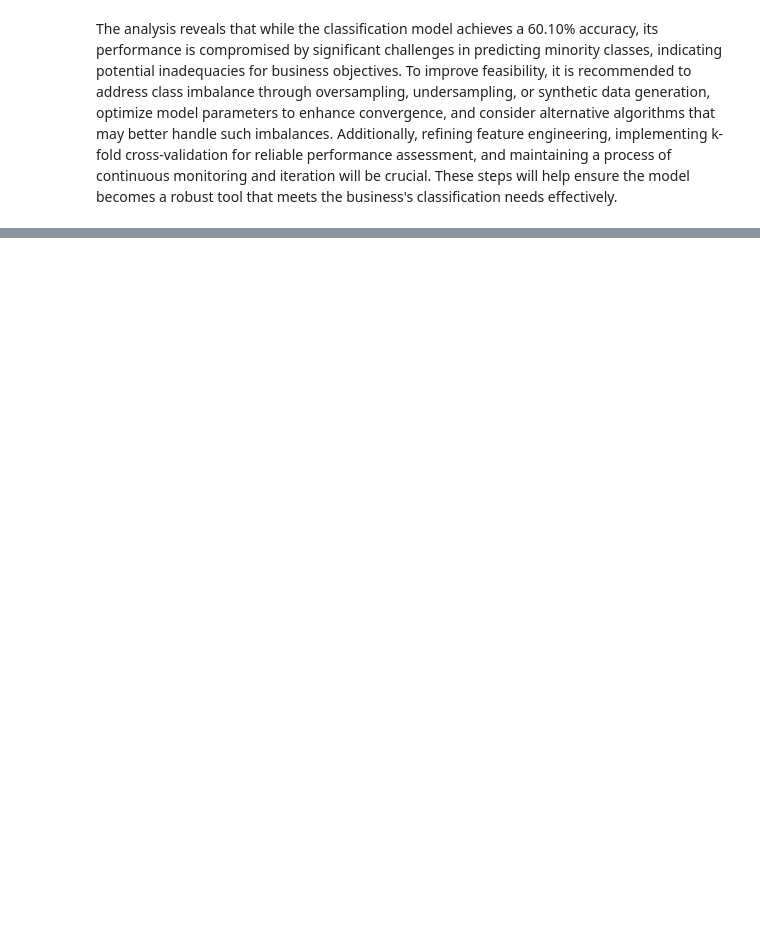
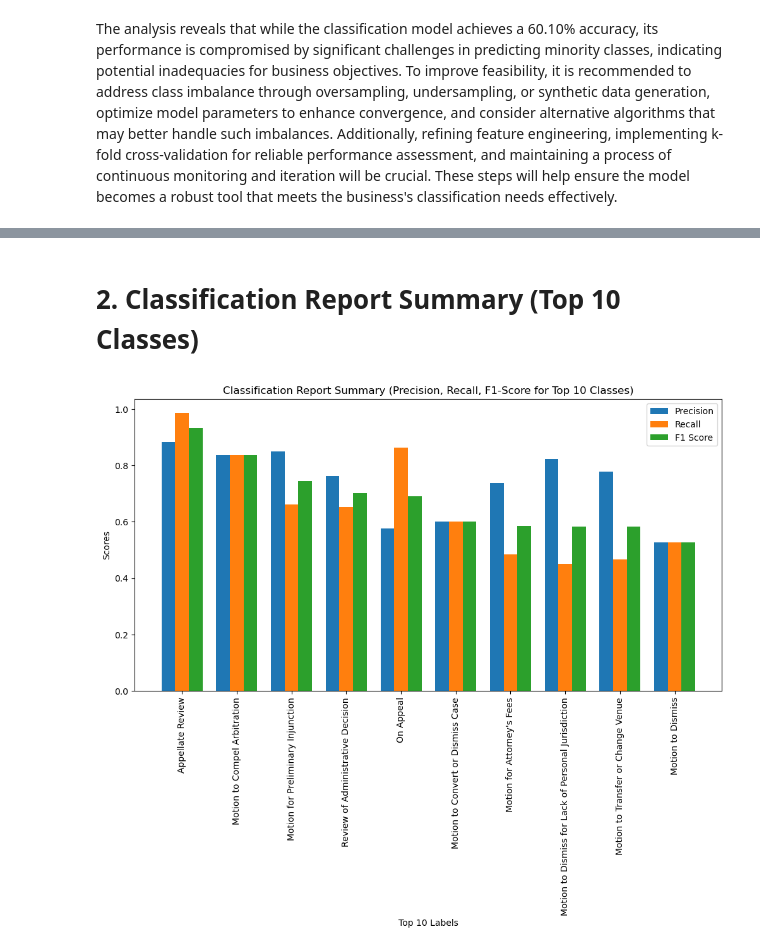
Before and after one commit to jindaznb/Legal-Document-Classification, a Jupyter notebook: submission.ipynb, the cells around one changed output, grey strips where cells are left out. Cells and saved outputs as stored; diff of their text form; code cells hidden in the pictures; blank space fills up the shorter version.

```diff
--- a/submission.ipynb
+++ b/submission.ipynb
@@ -277,0 +303,24 @@ The analysis reveals that while the classification model achieves a 60.10% accur
+# %% [markdown]
+# 2. Classification Report Summary (Top 10 Classes)
+# %%
+# 2. Classification Report Summary (Top 10 Classes)
+precision = [report[label]["precision"] for label in top_classes]
+recall = [report[label]["recall"] for label in top_classes]
+f1_score = [report[label]["f1-score"] for label in top_classes]
+
+plt.figure(figsize=(12, 6))
+x = np.arange(len(top_classes))
+width = 0.25
+
+plt.bar(x - width, precision, width, label="Precision")
+plt.bar(x, recall, width, label="Recall")
+plt.bar(x + width, f1_score, width, label="F1 Score")
+
+plt.xlabel("Top 10 Labels")
+plt.ylabel("Scores")
+plt.title("Classification Report Summary (Precision, Recall, F1-Score for Top 10 Classes)")
+plt.xticks(x, top_classes, rotation=90)
+plt.legend()
+plt.show()
+# %% [output]
+[figure, added]
```
Also changed, not shown: parts of 11 cells of this notebook, 7 other files.
